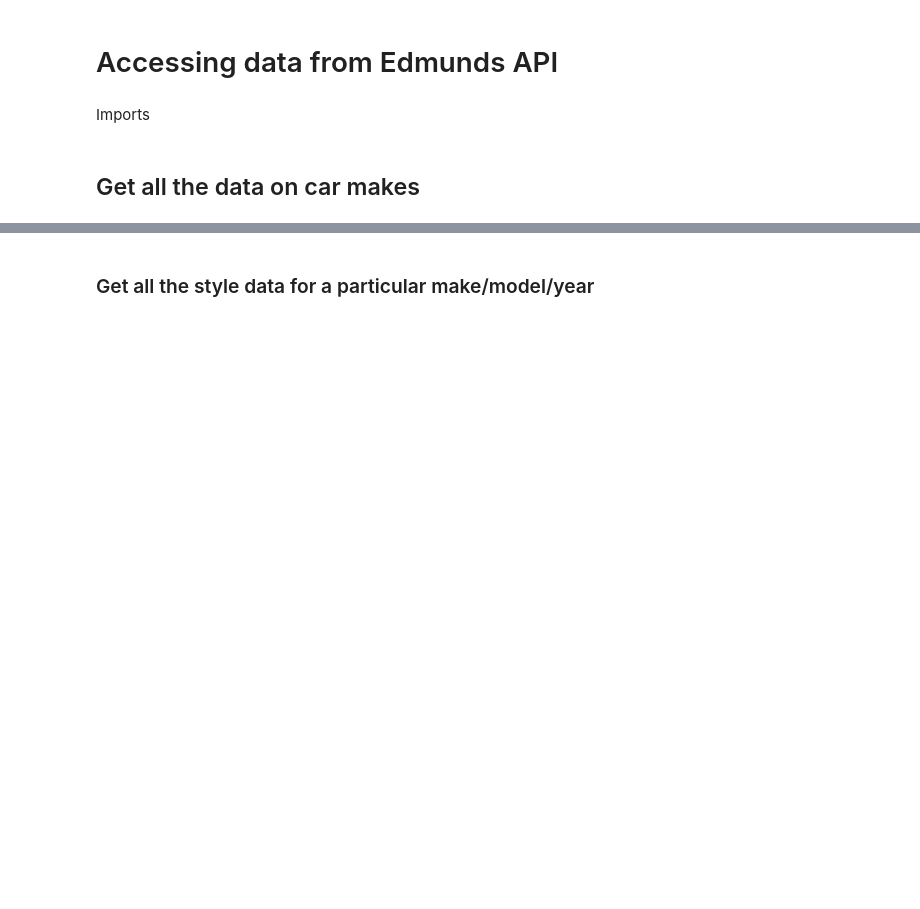
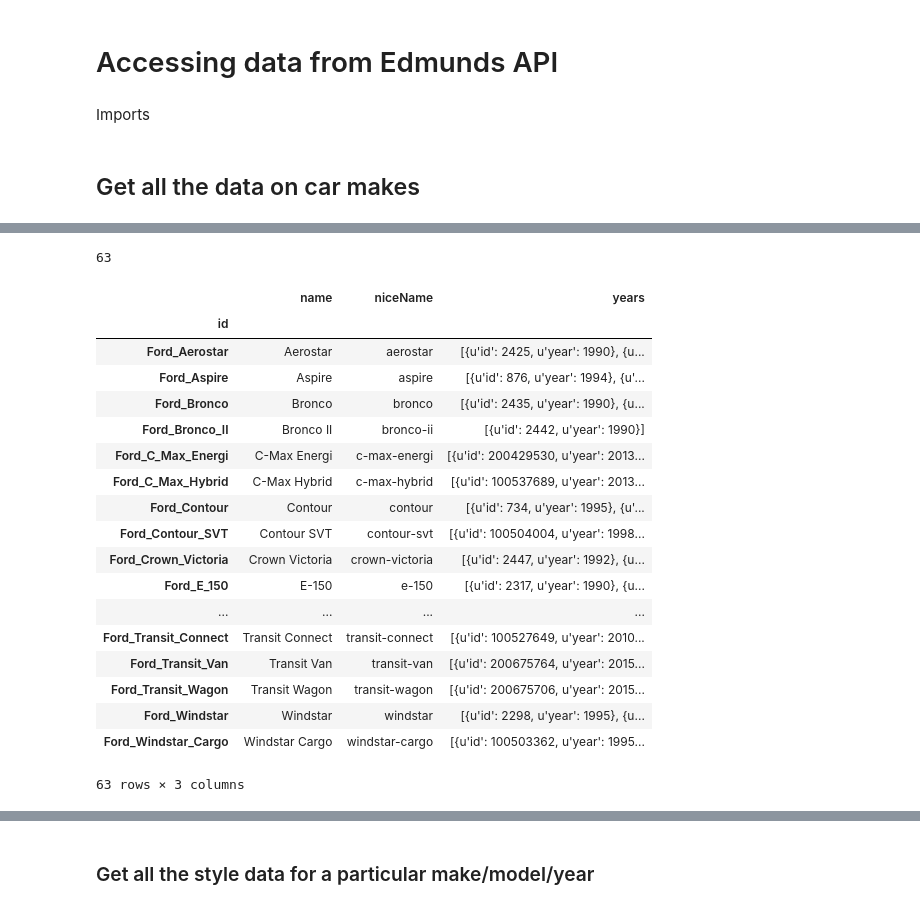
Before and after one commit to bslakman/Cars, a Jupyter notebook: Edmunds.ipynb, the cells around one changed output, grey strips where cells are left out. Cells and saved outputs as stored; diff of their text form; code cells hidden in the pictures; blank space fills up the shorter version.

```diff
--- a/Edmunds.ipynb
+++ b/Edmunds.ipynb
@@ -20,0 +43,26 @@ data = response.json()
+# %%
+ford_models = pd.DataFrame(data=car_makes.loc[200005143]['models'])
+ford_models.set_index('id', inplace=True)
+print len(ford_models)
+ford_models
+# %% [output]
+63
+|  | name | niceName | years |
+| id |  |  |  |
+| Ford_Aerostar | Aerostar | aerostar | [{u'id': 2425, u'year': 1990}, {u... |
+| Ford_Aspire | Aspire | aspire | [{u'id': 876, u'year': 1994}, {u'... |
+| Ford_Bronco | Bronco | bronco | [{u'id': 2435, u'year': 1990}, {u... |
+| Ford_Bronco_II | Bronco II | bronco-ii | [{u'id': 2442, u'year': 1990}] |
+| Ford_C_Max_Energi | C-Max Energi | c-max-energi | [{u'id': 200429530, u'year': 2013... |
+| Ford_C_Max_Hybrid | C-Max Hybrid | c-max-hybrid | [{u'id': 100537689, u'year': 2013... |
+| Ford_Contour | Contour | contour | [{u'id': 734, u'year': 1995}, {u'... |
+| Ford_Contour_SVT | Contour SVT | contour-svt | [{u'id': 100504004, u'year': 1998... |
+| Ford_Crown_Victoria | Crown Victoria | crown-victoria | [{u'id': 2447, u'year': 1992}, {u... |
+| Ford_E_150 | E-150 | e-150 | [{u'id': 2317, u'year': 1990}, {u... |
+| ... | ... | ... | ... |
+| Ford_Transit_Connect | Transit Connect | transit-connect | [{u'id': 100527649, u'year': 2010... |
+| Ford_Transit_Van | Transit Van | transit-van | [{u'id': 200675764, u'year': 2015... |
+| Ford_Transit_Wagon | Transit Wagon | transit-wagon | [{u'id': 200675706, u'year': 2015... |
+| Ford_Windstar | Windstar | windstar | [{u'id': 2298, u'year': 1995}, {u... |
+| Ford_Windstar_Cargo | Windstar Cargo | windstar-cargo | [{u'id': 100503362, u'year': 1995... |
+63 rows × 3 columns
```
Also changed, not shown: parts of 14 cells of this notebook, 2 other files.
